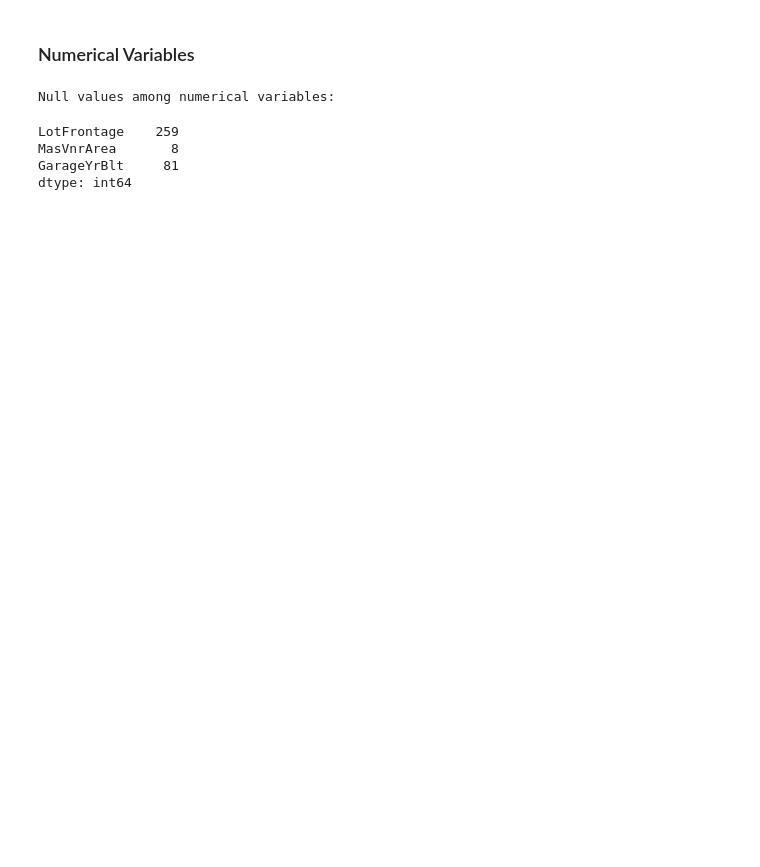
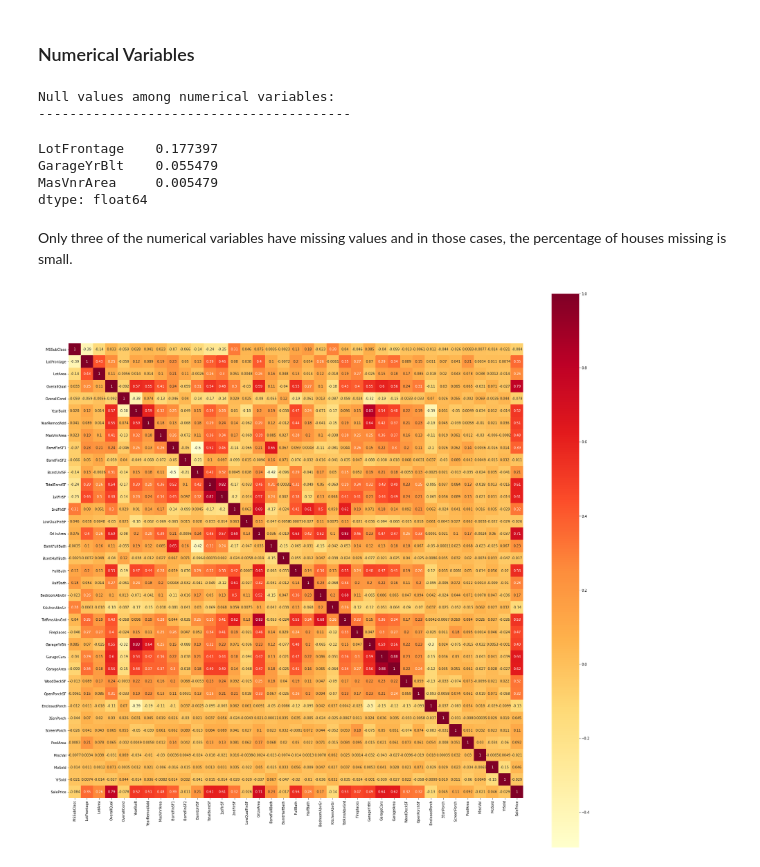
Before and after one commit to ngpraveen/HousePricing, a Jupyter notebook: notebooks/01-EDA.ipynb, the cells around one changed output. Cells and saved outputs as stored; diff of their text form; code cells hidden in the pictures; blank space fills up the shorter version.

```diff
--- a/notebooks/01-EDA.ipynb
+++ b/notebooks/01-EDA.ipynb
@@ -201,11 +206,21 @@ GarageCond 5
 ### Numerical Variables
 # %%
 print("Null values among numerical variables:")
-tmp = train[vars_num].isnull().sum()
+printhline(40)
+tmp = train[vars_num].isnull().mean().sort_values(ascending=False)
 tmp[tmp>0]
 # %% [output]
 Null values among numerical variables:
+----------------------------------------
-LotFrontage    259
-MasVnrArea       8
-GarageYrBlt     81
-dtype: int64
+LotFrontage    0.177397
+GarageYrBlt    0.055479
+MasVnrArea     0.005479
+dtype: float64
+# %% [markdown]
+Only three of the numerical variables have missing values and in those cases, the percentage of houses missing is small.
+# %%
+plt.figure(figsize=(30,30))
+sns.heatmap(train[vars_num + ['SalePrice']].corr(), square=True, cmap='YlOrRd', annot=True)
+plt.show()
+# %% [output]
+[figure, added]
```
Also changed, not shown: parts of 10 cells of this notebook.
